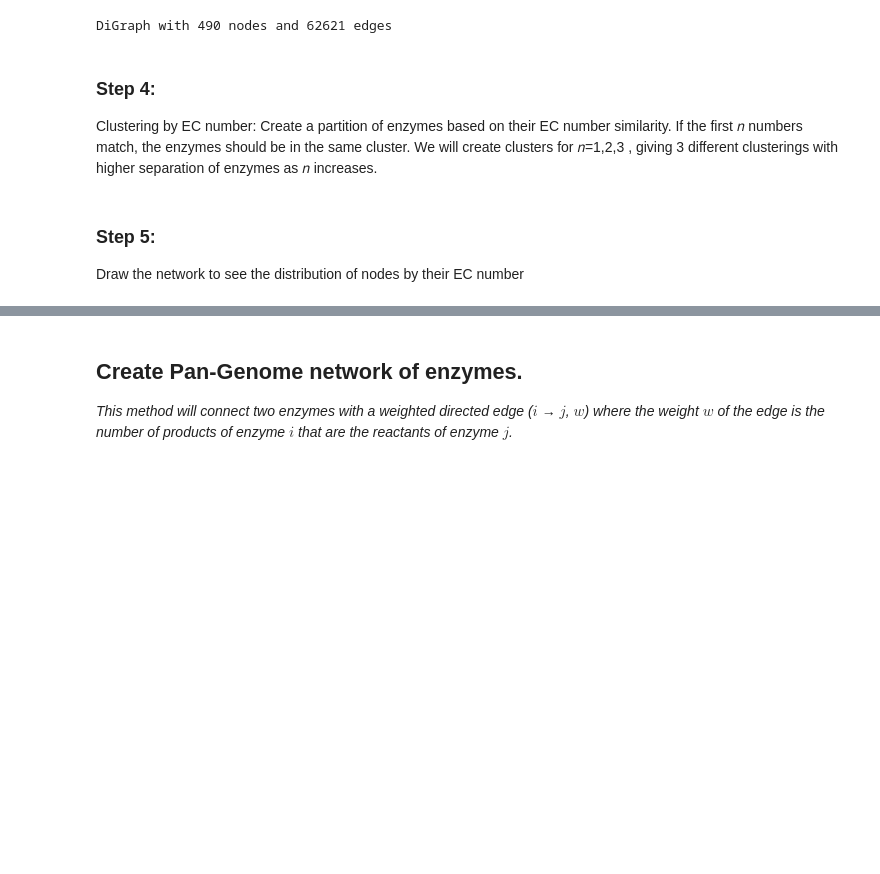
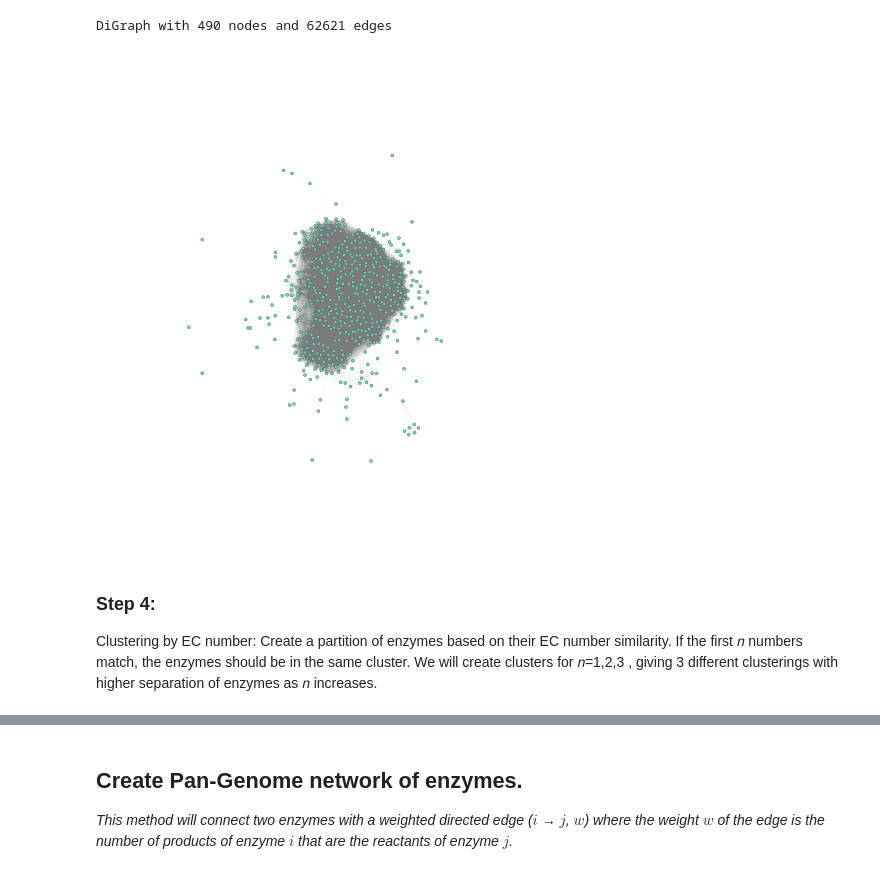
Before and after one commit to tomstoten/bionetwork_project, a Jupyter notebook: project-Copy1.ipynb, the cells around one changed output, grey strips where cells are left out. Cells and saved outputs as stored; diff of their text form; code cells hidden in the pictures; blank space fills up the shorter version.

Commit message:
clustering visualization

```diff
--- a/project-Copy1.ipynb
+++ b/project-Copy1.ipynb
@@ -205,7 +203,9 @@ print(G_min)
 # %% [output]
 DiGraph with 490 nodes and 62621 edges
 # %%
-# data = visualize(G_min)
+data = visualize(G_min)
+# %% [output]
+[figure, added]
 # %% [markdown]
 ### Step 4:
 Clustering by EC number: Create a partition of enzymes based on their EC number similarity. If the first  𝑛
@@ -225,6 +225,3 @@ min_EC_ns3 = {e: get_ns_from_EC(ec, 3) for e, ec in min_ec_dict.items()}
 # %%
 # set nodes EC number to EC_ns1
 nx.set_node_attributes(G_min, min_EC_ns1, 'EC')
-# %% [markdown]
-### Step 5:
-Draw the network to see the distribution of nodes by their EC number
```
Also changed, not shown: parts of 8 cells of this notebook.
